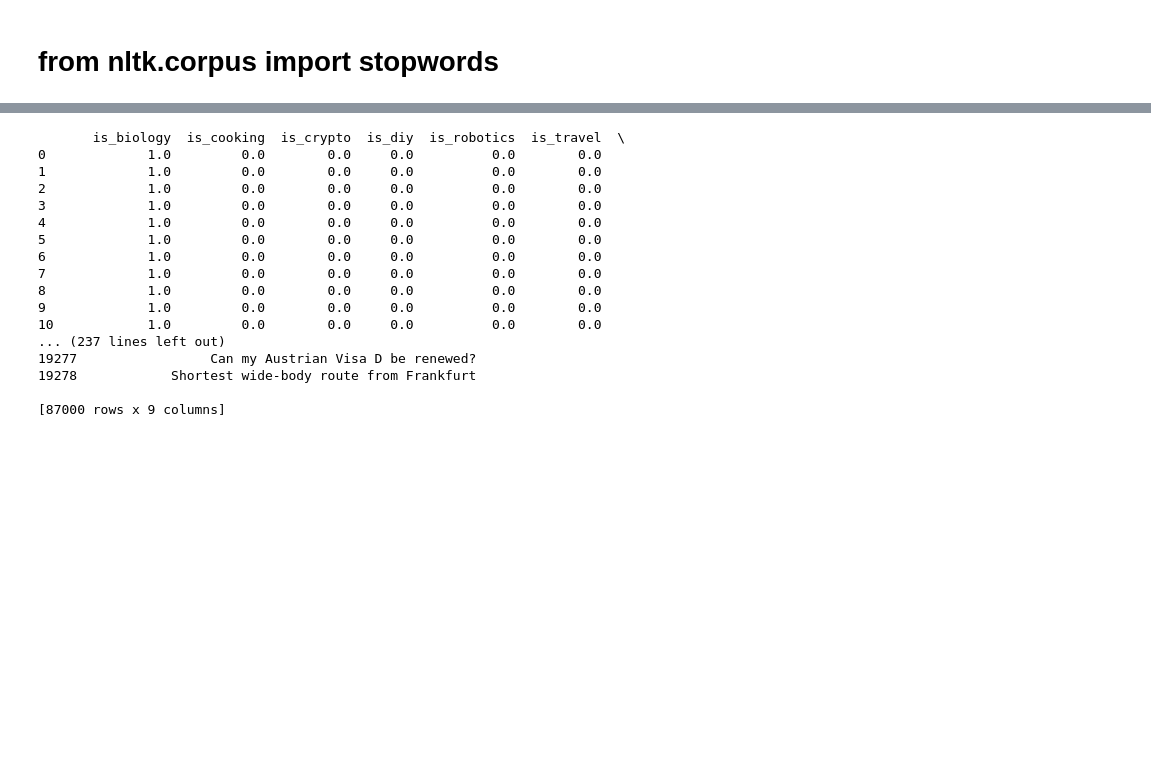
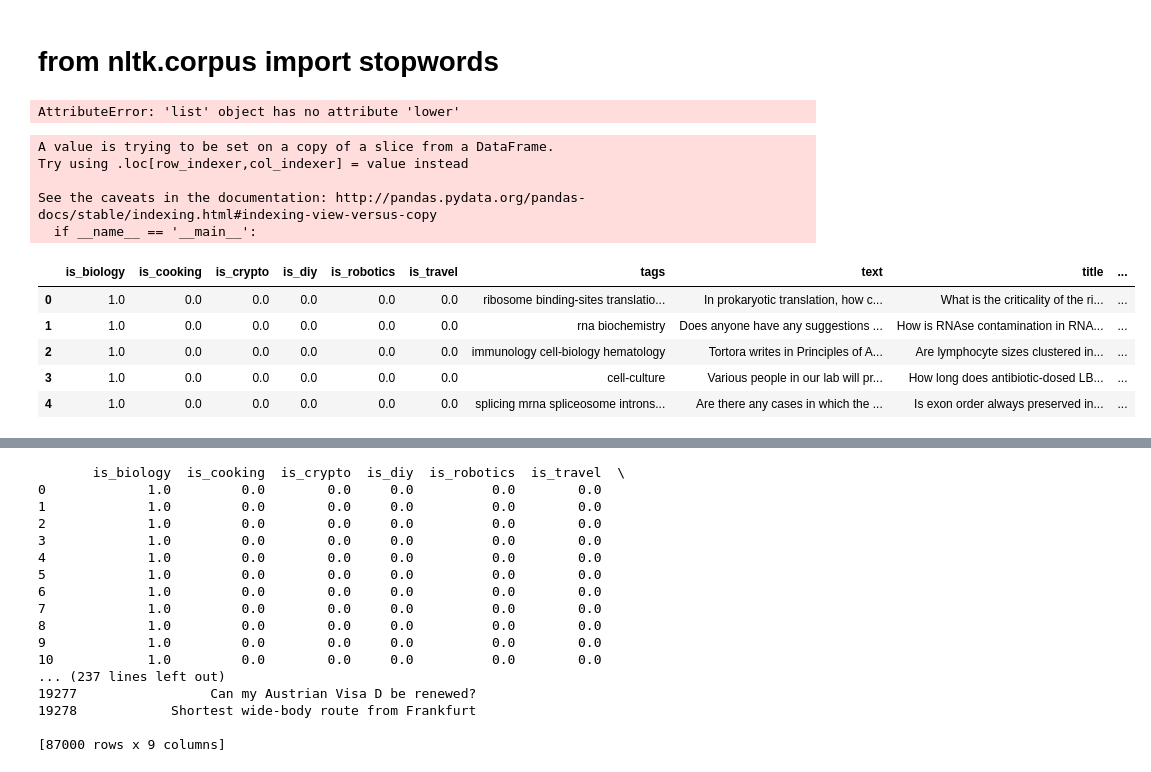
Before and after one commit to jillianhade/Team-Kaggle, a Jupyter notebook: Creates Dummies and Concats DFs.ipynb, the cells around one changed output, grey strips where cells are left out. Saved outputs shown, nothing was run; the diff lists cells and outputs as text; code cells hidden in the pictures; blank space fills up the shorter version.

```diff
--- a/Creates Dummies and Concats DFs.ipynb
+++ b/Creates Dummies and Concats DFs.ipynb
@@ -117,2 +138,9 @@ df.to_csv('df.csv', encoding='utf-8')
+# %%
+tfv.fit(documents['text'])
+dftf = pd.DataFrame(tfv.transform(documents['text']).todense(),
+                   columns=tfv.get_feature_names())
+return dftf
+# %% [output]
+AttributeError: 'list' object has no attribute 'lower'
 # %%
 stop = stopwords.words('english')
@@ -122 +147,17 @@ documents = df
+# %%
+small_df['new_title'] = small_df['title'].apply(lambda x: ' '.join([item for item in x.split() if item not in stop]))
+# small_df['text'] = small_df['text'].apply(lambda x: [item for item in x if item not in stop])
+small_df.head()
+# %% [output]
+A value is trying to be set on a copy of a slice from a DataFrame.
+Try using .loc[row_indexer,col_indexer] = value instead
+
+See the caveats in the documentation: http://pandas.pydata.org/pandas-docs/stable/indexing.html#indexing-view-versus-copy
+  if __name__ == '__main__':
+|  | is_biology | is_cooking | is_crypto | is_diy | is_robotics | is_travel | tags | text | title | ... |
+| 0 | 1.0 | 0.0 | 0.0 | 0.0 | 0.0 | 0.0 | ribosome binding-sites translatio... | In prokaryotic translation, how c... | What is the criticality of the ri... | ... |
+| 1 | 1.0 | 0.0 | 0.0 | 0.0 | 0.0 | 0.0 | rna biochemistry | Does anyone have any suggestions ... | How is RNAse contamination in RNA... | ... |
+| 2 | 1.0 | 0.0 | 0.0 | 0.0 | 0.0 | 0.0 | immunology cell-biology hematology | Tortora writes in Principles of A... | Are lymphocyte sizes clustered in... | ... |
+| 3 | 1.0 | 0.0 | 0.0 | 0.0 | 0.0 | 0.0 | cell-culture | Various people in our lab will pr... | How long does antibiotic-dosed LB... | ... |
+| 4 | 1.0 | 0.0 | 0.0 | 0.0 | 0.0 | 0.0 | splicing mrna spliceosome introns... | Are there any cases in which the ... | Is exon order always preserved in... | ... |
 # %%
```
Also changed, not shown: parts of 17 cells of this notebook.
